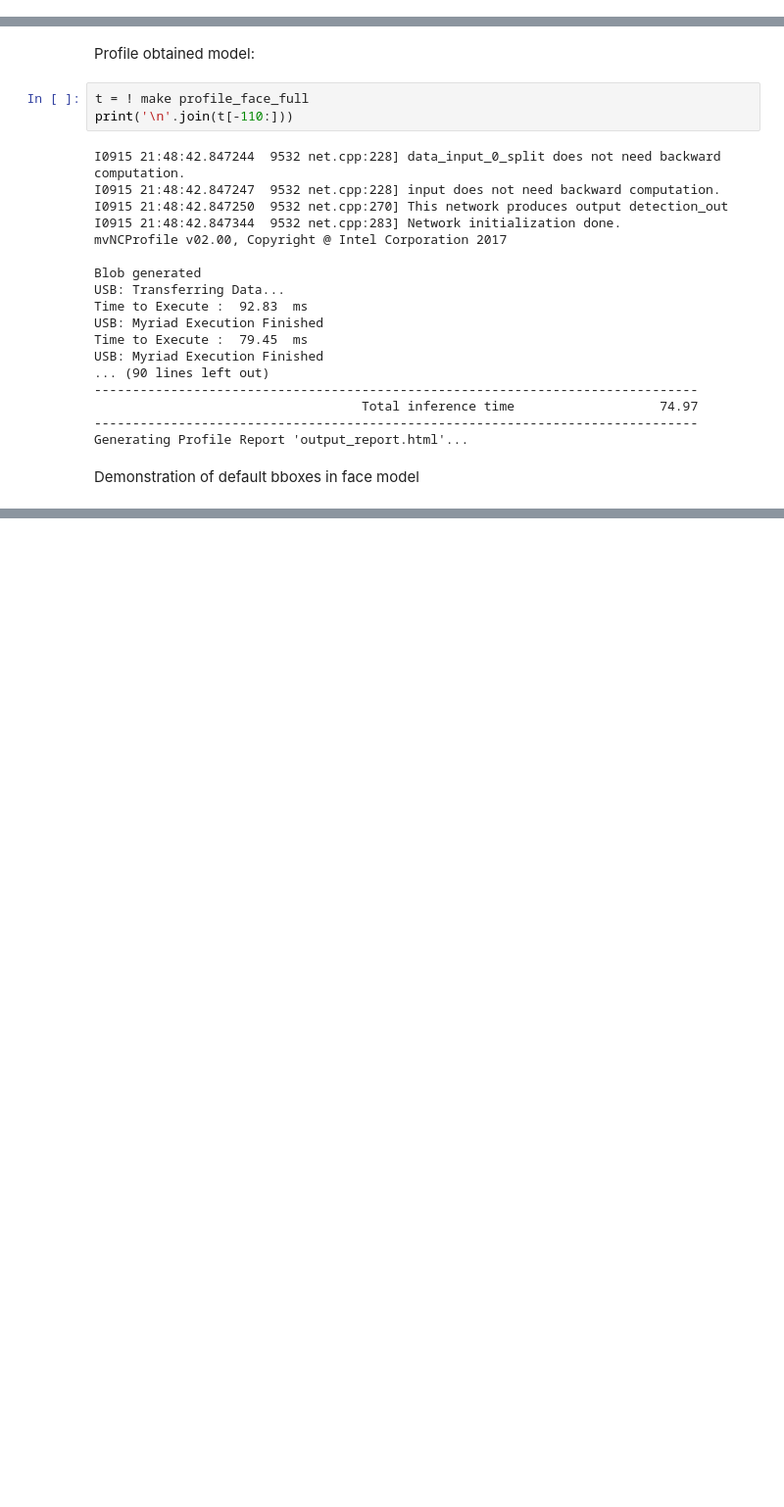
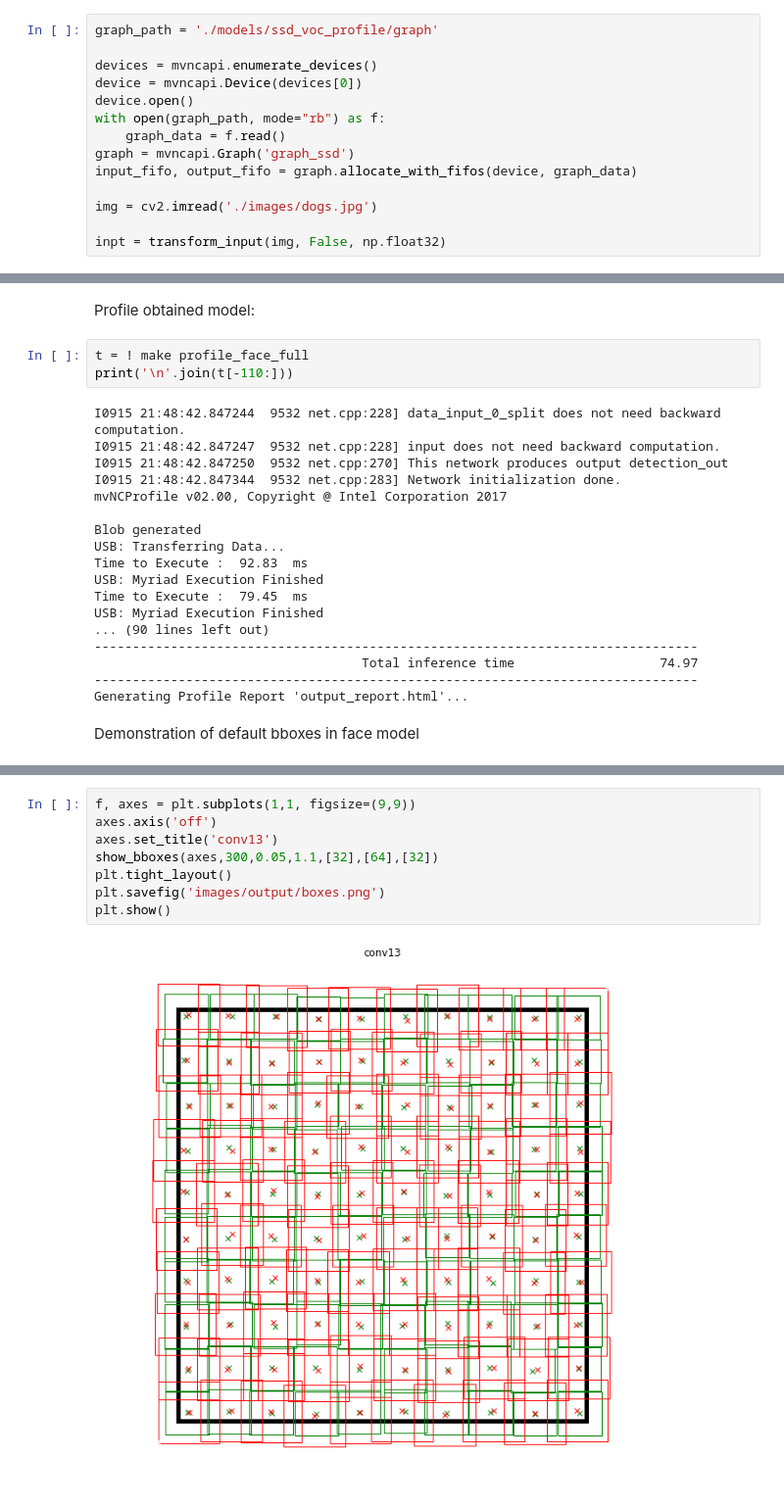
Before and after one commit to BeloborodovDS/MobilenetSSDFace, a Jupyter notebook: Caffe_face.ipynb, the cells around one changed output, grey strips where cells are left out. Shown at 98% size. Drawn from its saved outputs; the diff is of its cells as text; blank space fills up the shorter version.

```diff
--- a/Caffe_face.ipynb
+++ b/Caffe_face.ipynb
@@ -146,3 +146,17 @@ else:
 [figure]
 [figure]
 [figure]
+# %%
+graph_path = './models/ssd_voc_profile/graph'
+
+devices = mvncapi.enumerate_devices()
+device = mvncapi.Device(devices[0])
+device.open()
+with open(graph_path, mode="rb") as f:
+    graph_data = f.read()
+graph = mvncapi.Graph('graph_ssd')
+input_fifo, output_fifo = graph.allocate_with_fifos(device, graph_data)
+
+img = cv2.imread('./images/dogs.jpg')
+
+inpt = transform_input(img, False, np.float32)
@@ -269,0 +297,10 @@ plt.show()
+# %%
+f, axes = plt.subplots(1,1, figsize=(9,9))
+axes.axis('off')
+axes.set_title('conv13')
+show_bboxes(axes,300,0.05,1.1,[32],[64],[32])
+plt.tight_layout()
+plt.savefig('images/output/boxes.png')
+plt.show()
+# %% [output]
+[figure, added]
```
Also changed, not shown: parts of 3 cells of this notebook.
